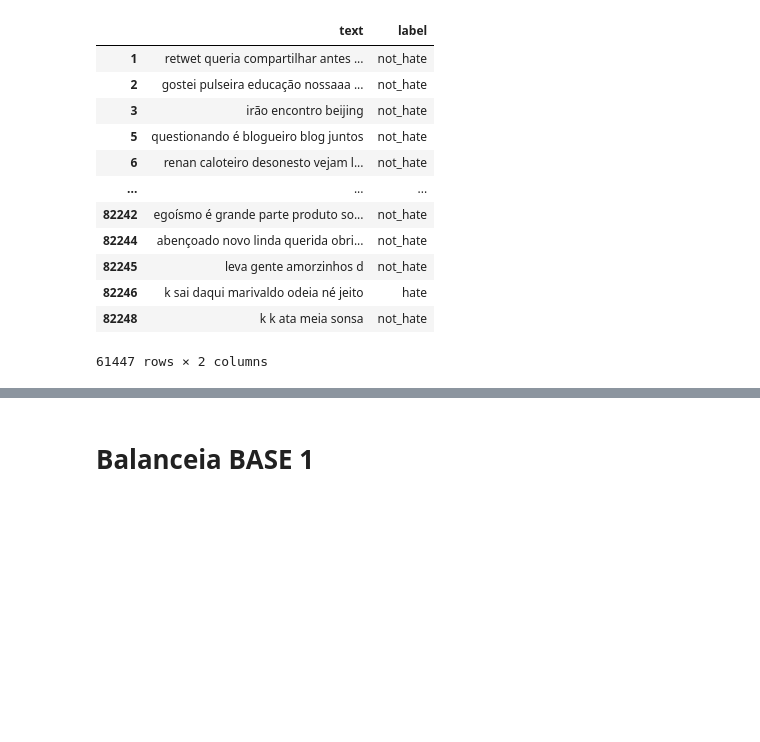
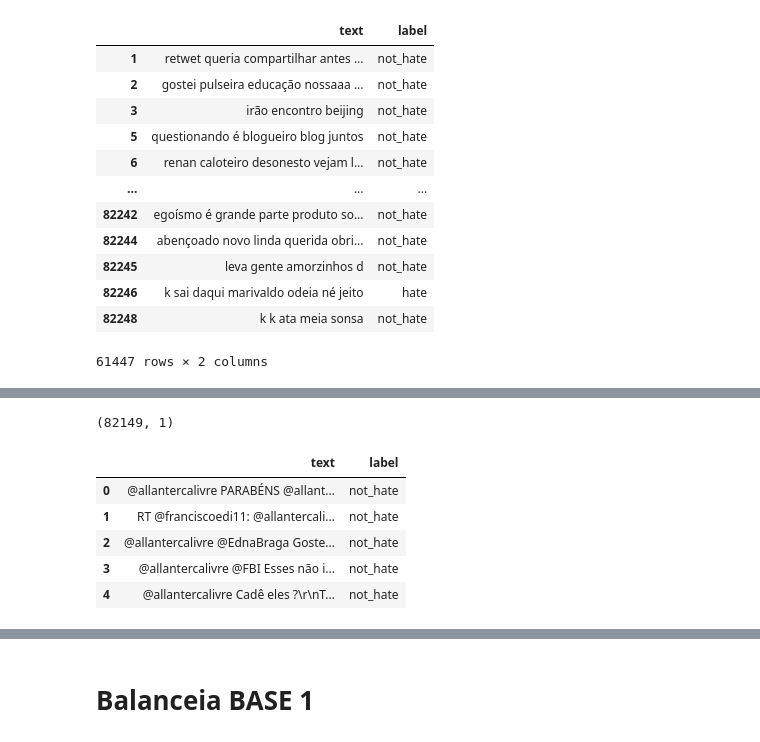
Before and after one commit to LuanPCunha/TCC, a Jupyter notebook: RotinaDeClassificacaoDaBaseDeDados.ipynb, the cells around one changed output, grey strips where cells are left out. Drawn from its saved outputs; the diff is of its cells as text; code cells hidden in the pictures; blank space fills up the shorter version.

```diff
--- a/RotinaDeClassificacaoDaBaseDeDados.ipynb
+++ b/RotinaDeClassificacaoDaBaseDeDados.ipynb
@@ -266,0 +288,16 @@ base2
+# %%
+base0.shape
+# %% [output]
+(82149, 1)
+# %%
+# CLASSIFICAÇÃO HATE
+# Executa a classificação na base 0
+base0['label'] = base0['text'].apply(lambda x: classifica(x,dict_hate,"hate","not_hate"))
+base0.head()
+# %% [output]
+|  | text | label |
+| 0 | @allantercalivre PARABÉNS @allant... | not_hate |
+| 1 | RT @franciscoedi11: @allantercali... | not_hate |
+| 2 | @allantercalivre @EdnaBraga Goste... | not_hate |
+| 3 | @allantercalivre @FBI Esses não i... | not_hate |
+| 4 | @allantercalivre Cadê eles ?\r\nT... | not_hate |
```
Also changed, not shown: parts of 34 cells of this notebook.
